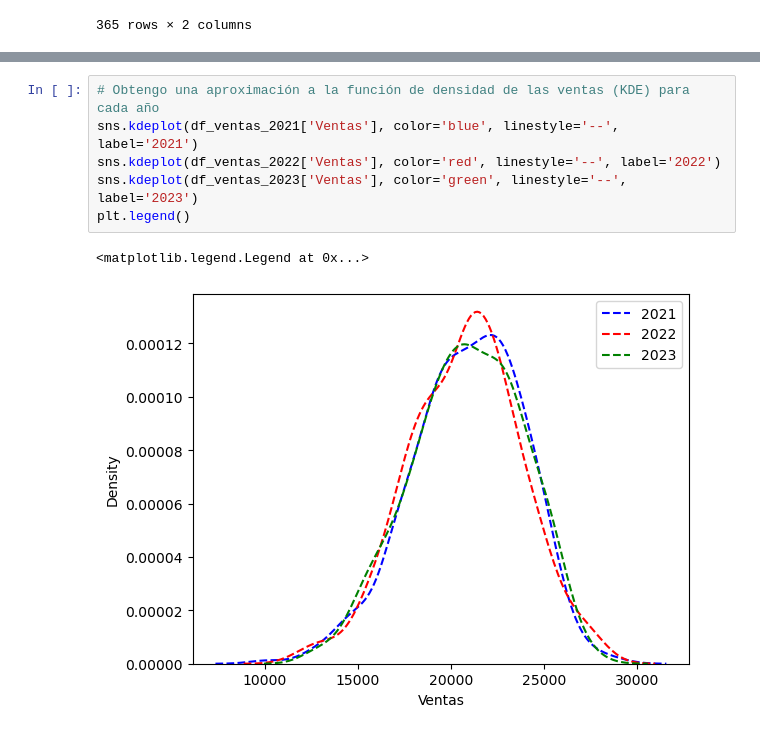
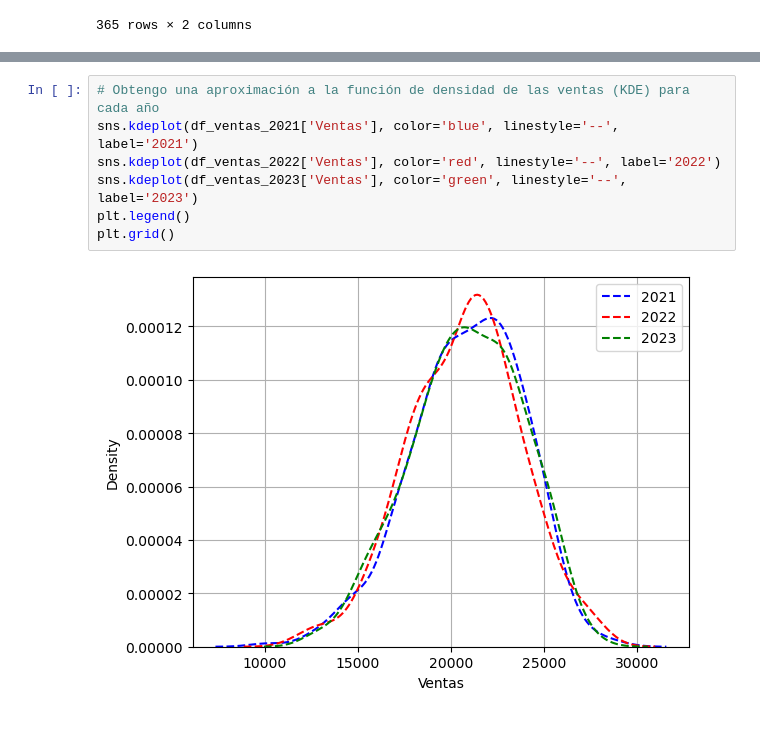
Before and after one commit to nataliaespector/CEIA-PEIA-TP1, a Jupyter notebook: PEIA - TP1 - Ej3.ipynb, the cells around one changed output, grey strips where cells are left out. Drawn from its saved outputs; the diff is of its cells as text.

```diff
--- a/PEIA - TP1 - Ej3.ipynb
+++ b/PEIA - TP1 - Ej3.ipynb
@@ -133,9 +132,9 @@ NameError: name 'sns' is not defined
 # %%
 # Obtengo una aproximación a la función de densidad de las ventas (KDE) para cada año
 sns.kdeplot(df_ventas_2021['Ventas'], color='blue', linestyle='--', label='2021')
 sns.kdeplot(df_ventas_2022['Ventas'], color='red', linestyle='--', label='2022')
 sns.kdeplot(df_ventas_2023['Ventas'], color='green', linestyle='--', label='2023')
 plt.legend()
+plt.grid()
 # %% [output]
-<matplotlib.legend.Legend at 0x...>
-[figure, old version]
+[figure, new version]
```
Also changed, not shown: parts of 7 cells of this notebook.
